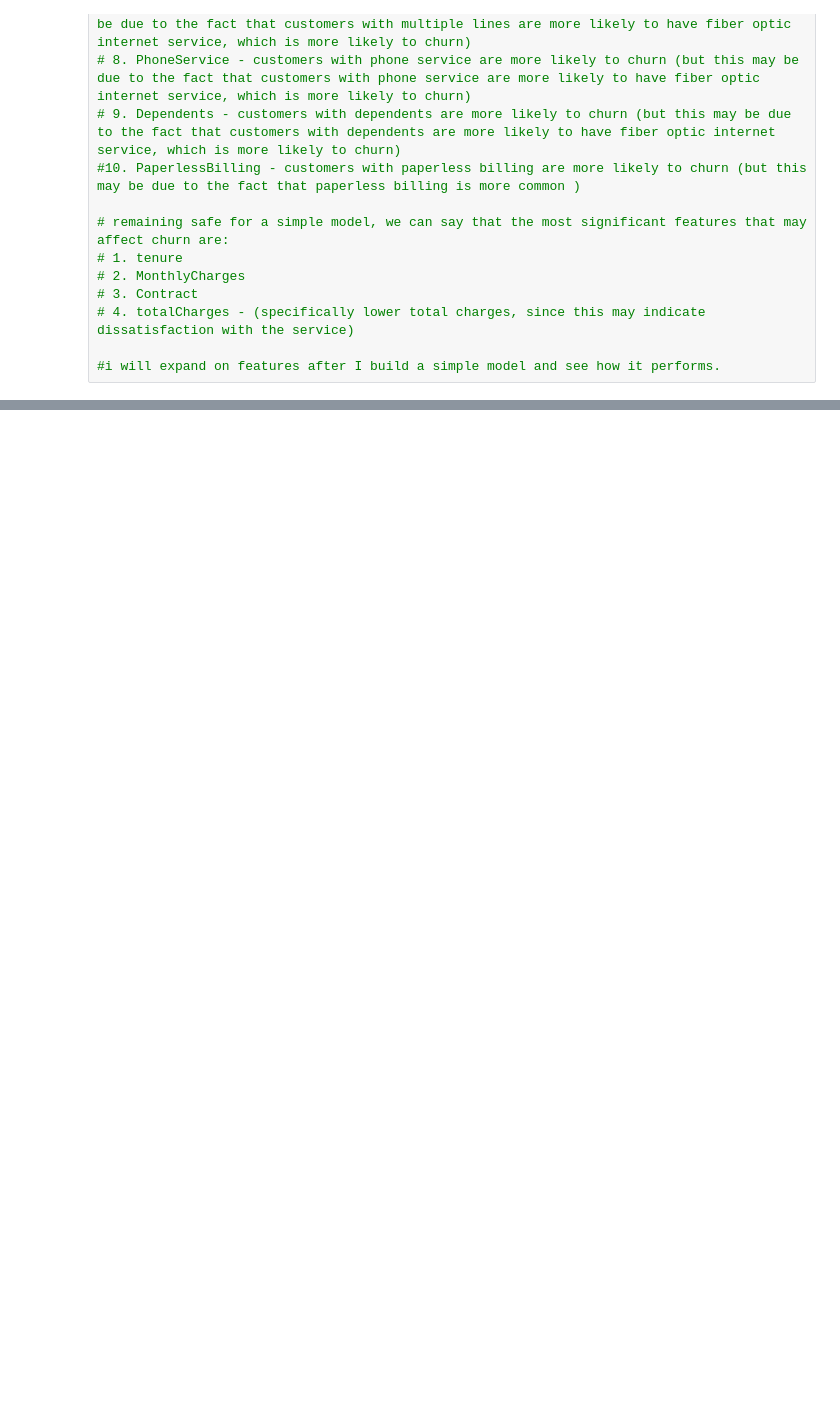
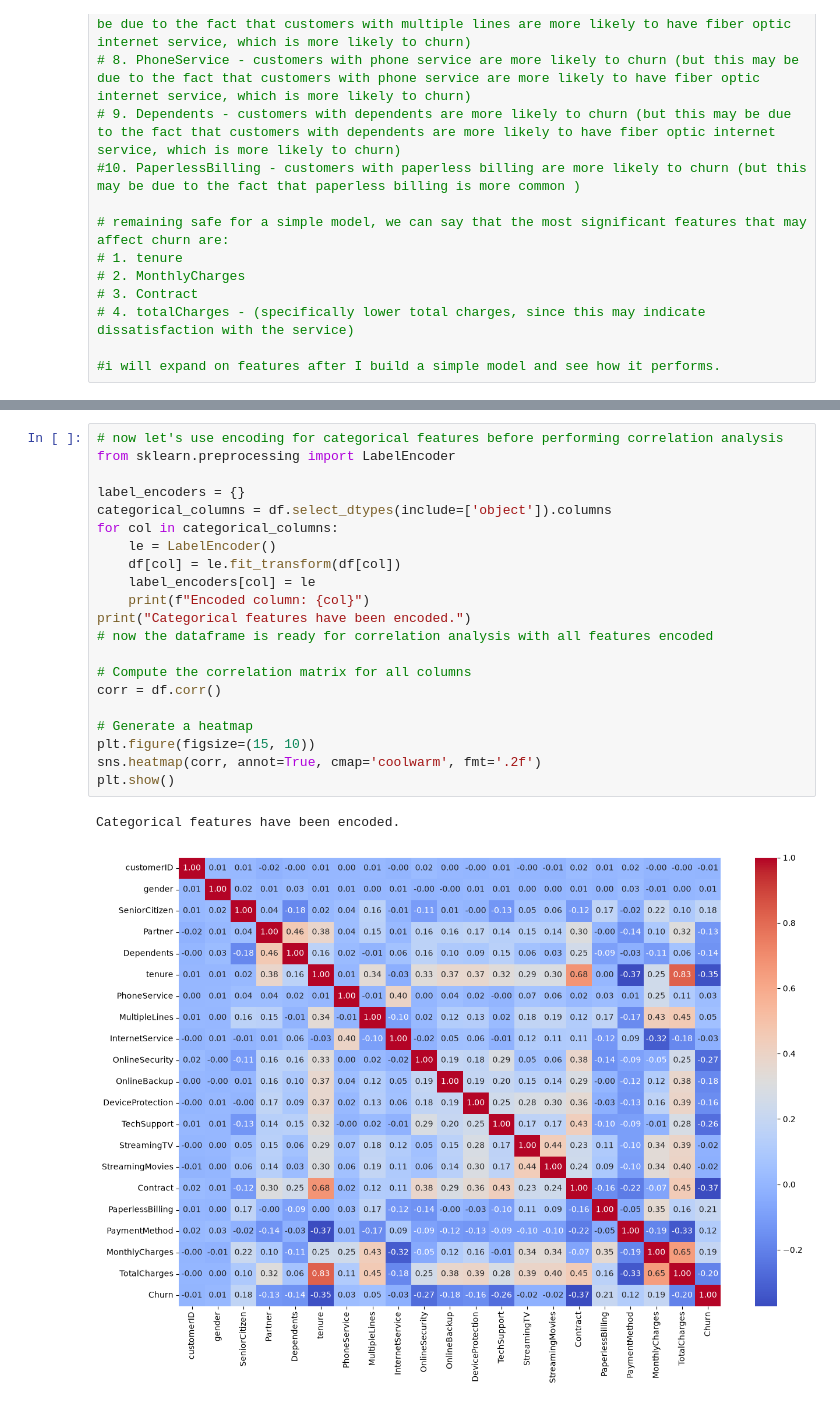
Before and after one commit to mhopejohnd/customer-churn-prediction, a Jupyter notebook: notebooks/exploratory_analysis.ipynb, the cells around one changed output, grey strips where cells are left out. Drawn from its saved outputs; the diff is of its cells as text; blank space fills up the shorter version.

```diff
--- a/notebooks/exploratory_analysis.ipynb
+++ b/notebooks/exploratory_analysis.ipynb
@@ -361,0 +375,24 @@ plt.show()
+# %%
+# now let's use encoding for categorical features before performing correlation analysis
+from sklearn.preprocessing import LabelEncoder
+
+label_encoders = {}
+categorical_columns = df.select_dtypes(include=['object']).columns
+for col in categorical_columns:
+    le = LabelEncoder()
+    df[col] = le.fit_transform(df[col])
+    label_encoders[col] = le
+    print(f"Encoded column: {col}")
+print("Categorical features have been encoded.")
+# now the dataframe is ready for correlation analysis with all features encoded
+
+# Compute the correlation matrix for all columns
+corr = df.corr()
+
+# Generate a heatmap
+plt.figure(figsize=(15, 10))
+sns.heatmap(corr, annot=True, cmap='coolwarm', fmt='.2f')
+plt.show()
+# %% [output]
+Categorical features have been encoded.
+[figure, added]
```
Also changed, not shown: parts of 11 cells of this notebook, 1 other file.
